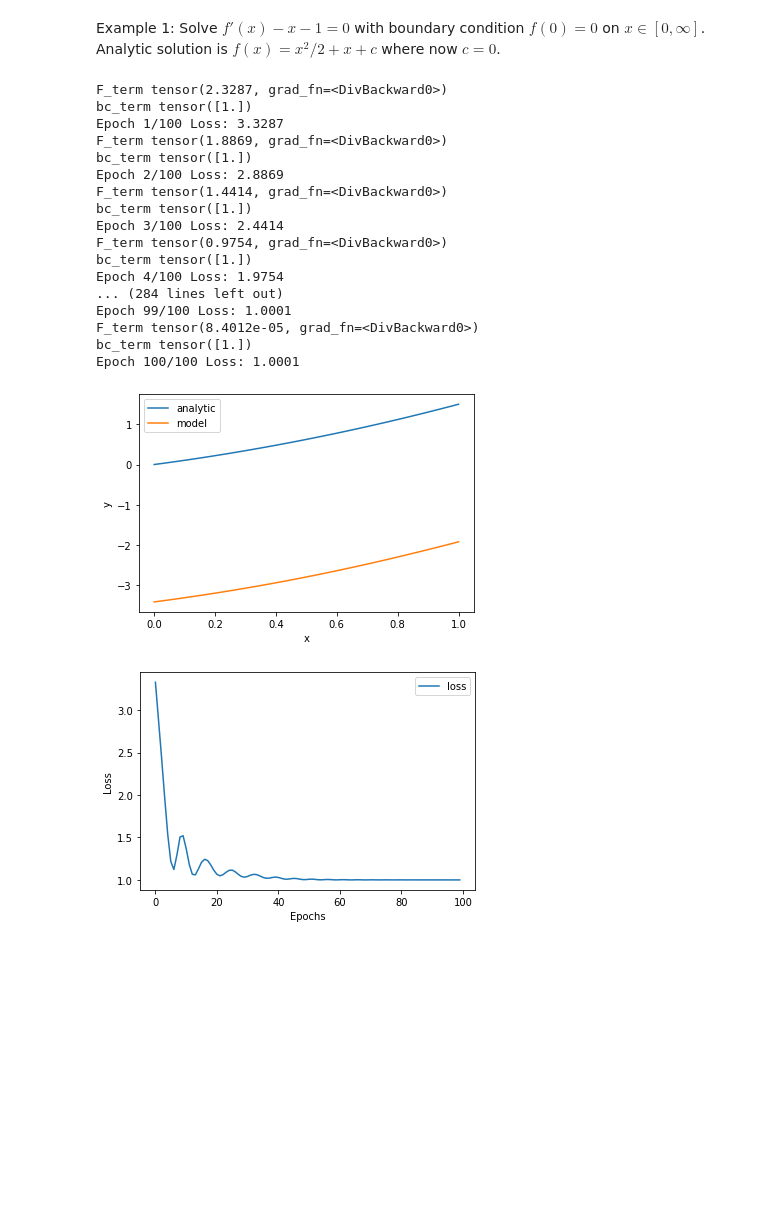
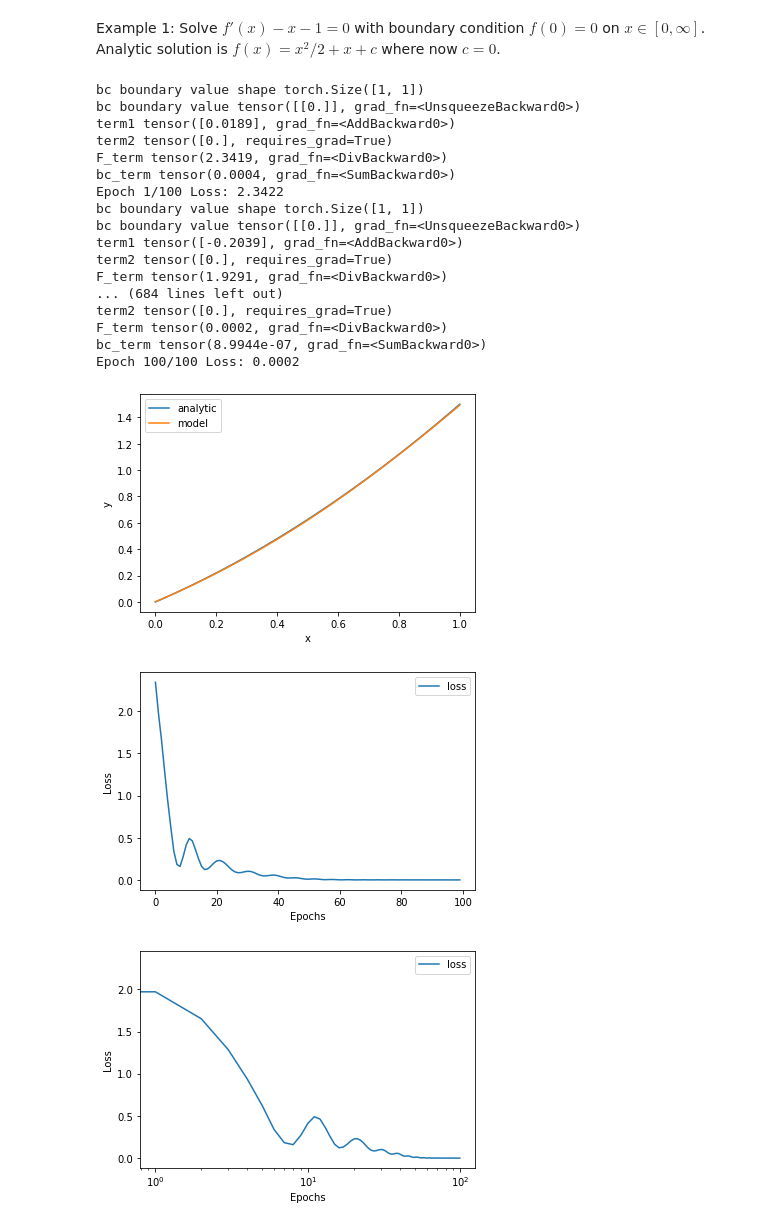
Before and after one commit to virtanenj/neural-differential-solver, a Jupyter notebook: revision.ipynb, the cells around one changed output. Drawn from its saved outputs; the diff is of its cells as text; code cells hidden in the pictures; blank space fills up the shorter version.

Commit message:
bc loss term fixed

```diff
--- a/revision.ipynb
+++ b/revision.ipynb
@@ -145,46 +150,54 @@ learning_rate = 0.01
 # %%
 # --- Running solver ---
 loss_data = training(model, loss_fn, dataloader, num_epochs, learning_rate)
 
 # --- Result visualization
 def equation_1_analytic(x):
     return x**2 * 0.5 + x
 
 model.eval()
 x_eval = np.linspace(0,1,100)
 y_analytic = equation_1_analytic(x_eval)
 x_eval_tensor = torch.from_numpy(x_eval).float().unsqueeze(-1)
 y_model = model(x_eval_tensor).detach().flatten().numpy()
 
 plt.plot(x_eval, y_analytic, label="analytic")
 plt.plot(x_eval, y_model, label="model")
 plt.legend()
 plt.xlabel("x")
 plt.ylabel("y")
 plt.show()
 
 plt.plot(loss_data, label="loss")
 plt.legend()
 plt.xlabel("Epochs")
 plt.ylabel("Loss")
 plt.show()
+
+plt.plot(loss_data, label="loss")
+plt.xscale("log")
+plt.legend()
+plt.xlabel("Epochs")
+plt.ylabel("Loss")
+plt.show()
 # %% [output]
-F_term tensor(2.3287, grad_fn=<DivBackward0>)
-bc_term tensor([1.])
-Epoch 1/100 Loss: 3.3287
-F_term tensor(1.8869, grad_fn=<DivBackward0>)
-bc_term tensor([1.])
-Epoch 2/100 Loss: 2.8869
-F_term tensor(1.4414, grad_fn=<DivBackward0>)
-bc_term tensor([1.])
-Epoch 3/100 Loss: 2.4414
-F_term tensor(0.9754, grad_fn=<DivBackward0>)
-bc_term tensor([1.])
-Epoch 4/100 Loss: 1.9754
-... (284 lines left out)
-Epoch 99/100 Loss: 1.0001
-F_term tensor(8.4012e-05, grad_fn=<DivBackward0>)
-bc_term tensor([1.])
-Epoch 100/100 Loss: 1.0001
+bc boundary value shape torch.Size([1, 1])
+bc boundary value tensor([[0.]], grad_fn=<UnsqueezeBackward0>)
+term1 tensor([0.0189], grad_fn=<AddBackward0>)
+term2 tensor([0.], requires_grad=True)
+F_term tensor(2.3419, grad_fn=<DivBackward0>)
+bc_term tensor(0.0004, grad_fn=<SumBackward0>)
+Epoch 1/100 Loss: 2.3422
+bc boundary value shape torch.Size([1, 1])
+bc boundary value tensor([[0.]], grad_fn=<UnsqueezeBackward0>)
+term1 tensor([-0.2039], grad_fn=<AddBackward0>)
+term2 tensor([0.], requires_grad=True)
+F_term tensor(1.9291, grad_fn=<DivBackward0>)
+... (684 lines left out)
+term2 tensor([0.], requires_grad=True)
+F_term tensor(0.0002, grad_fn=<DivBackward0>)
+bc_term tensor(8.9944e-07, grad_fn=<SumBackward0>)
+Epoch 100/100 Loss: 0.0002
-[figure, old version]
+[figure, new version]
-[figure, old version]
+[figure, new version]
+[figure, added]
```
Also changed, not shown: parts of 1 cell of this notebook.
